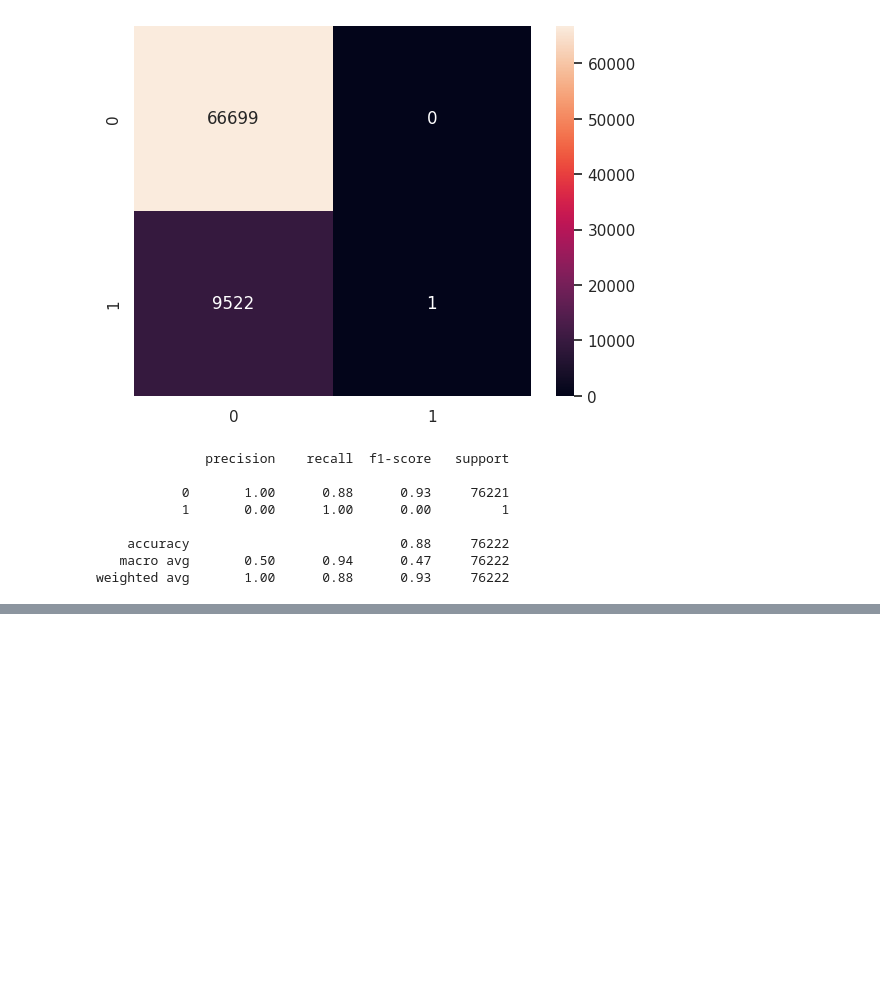
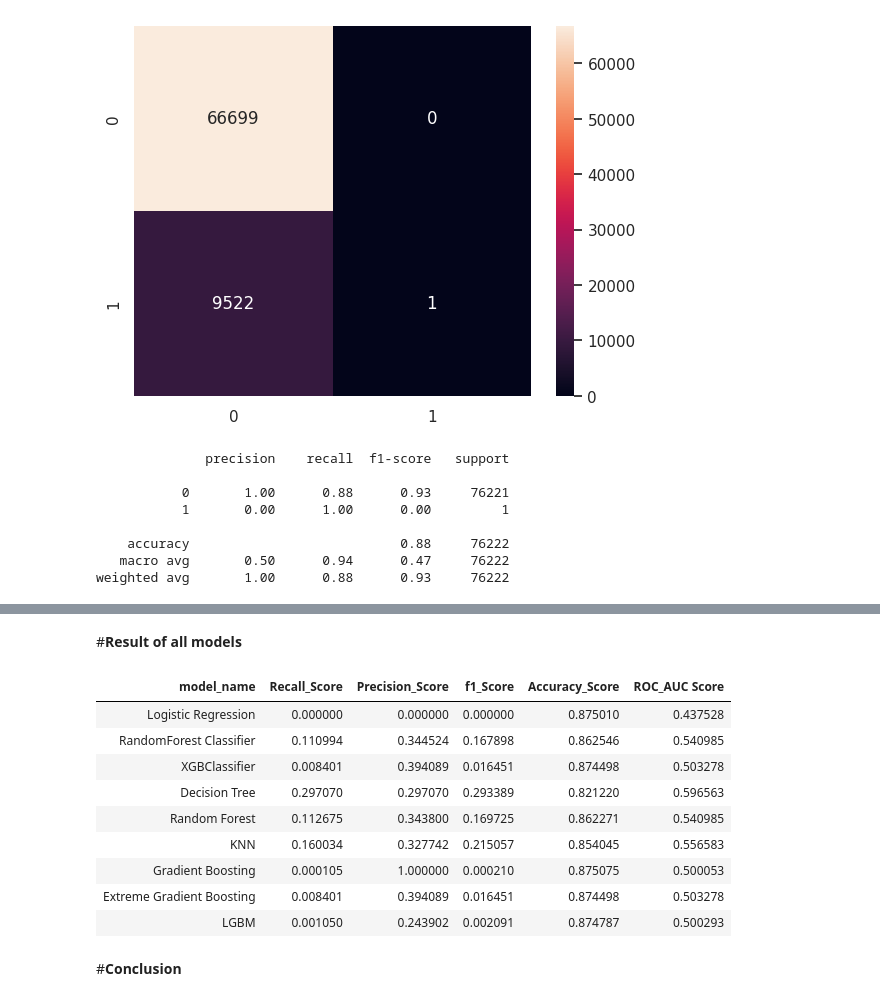
Before and after one commit to shwe-hg/capston-project-on-classification, a Jupyter notebook: project_on_classification(ML).ipynb, the cells around one changed output, grey strips where cells are left out. Cells and saved outputs as stored; diff of their text form; code cells hidden in the pictures; blank space fills up the shorter version.

```diff
--- a/project_on_classification(ML).ipynb
+++ b/project_on_classification(ML).ipynb
@@ -1340,0 +1465,35 @@ weighted avg       1.00      0.88      0.93     76222
+# %% [markdown]
+#**Result of all models**
+# %%
+list_of_model = ['Logistic Regression','RandomForest Classifier','XGBClassifier','Decision Tree ','Random Forest','KNN','Gradient Boosting','Extreme Gradient Boosting','LGBM']
+# %%
+result_list_Recall_Score = [RS_lgt,r_rf,r_XG,RS_dt,RS_rf,RS_knn,RS_GB,RS_XG,RS_lgbm]
+result_list_Precision_Score = [PS_lgt,p_rf,p_XG,RS_dt,PS_rf,PS_knn,PS_GB,PS_XG,PS_lgbm]
+result_list_f1_Score = [f1S_lgt,f1_rf,f1_XG,f1S_dt,f1S_rf,f1S_knn,f1S_GB,f1S_XG,f1S_lgbm]
+result_list_Accuracy_Score = [AS_lgt,A_rf,A_XG,AS_dt,AS_rf,AS_knn,AS_GB,AS_XG,AS_lgbm]
+relust_list_ROC_Acu_Score=[acu_lgt,acu_rf,acu_XG,acu_dt,acu_rf,acu_knn,acu_GB,acu_XG,acu_lgbm]
+# %%
+# creating an empty dataframe
+results_df = pd.DataFrame()
+# %%
+results_df['model_name'] = list_of_model
+results_df['Recall_Score'] = result_list_Recall_Score
+results_df['Precision_Score'] = result_list_Precision_Score
+results_df['f1_Score'] = result_list_f1_Score
+results_df['Accuracy_Score'] = result_list_Accuracy_Score
+results_df['ROC_AUC Score'] = relust_list_ROC_Acu_Score
+# %%
+results_df.style.hide_index().format()
+# %% [output]
+| model_name | Recall_Score | Precision_Score | f1_Score | Accuracy_Score | ROC_AUC Score |
+| Logistic Regression | 0.000000 | 0.000000 | 0.000000 | 0.875010 | 0.437528 |
+| RandomForest Classifier | 0.110994 | 0.344524 | 0.167898 | 0.862546 | 0.540985 |
+| XGBClassifier | 0.008401 | 0.394089 | 0.016451 | 0.874498 | 0.503278 |
+| Decision Tree | 0.297070 | 0.297070 | 0.293389 | 0.821220 | 0.596563 |
+| Random Forest | 0.112675 | 0.343800 | 0.169725 | 0.862271 | 0.540985 |
+| KNN | 0.160034 | 0.327742 | 0.215057 | 0.854045 | 0.556583 |
+| Gradient Boosting | 0.000105 | 1.000000 | 0.000210 | 0.875075 | 0.500053 |
+| Extreme Gradient Boosting | 0.008401 | 0.394089 | 0.016451 | 0.874498 | 0.503278 |
+| LGBM | 0.001050 | 0.243902 | 0.002091 | 0.874787 | 0.500293 |
+# %% [markdown]
+#**Conclusion**
```
Also changed, not shown: parts of 12 cells of this notebook.
